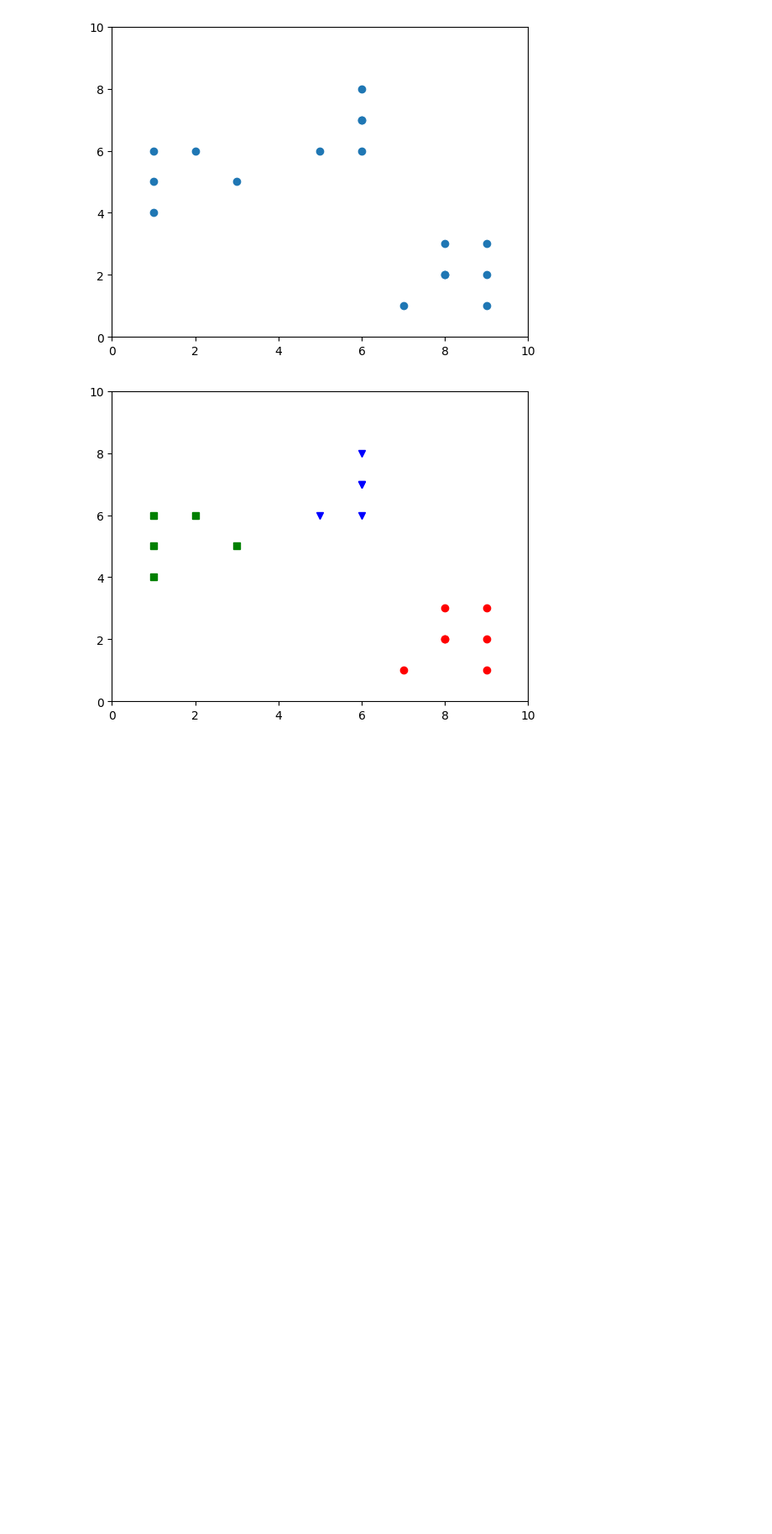
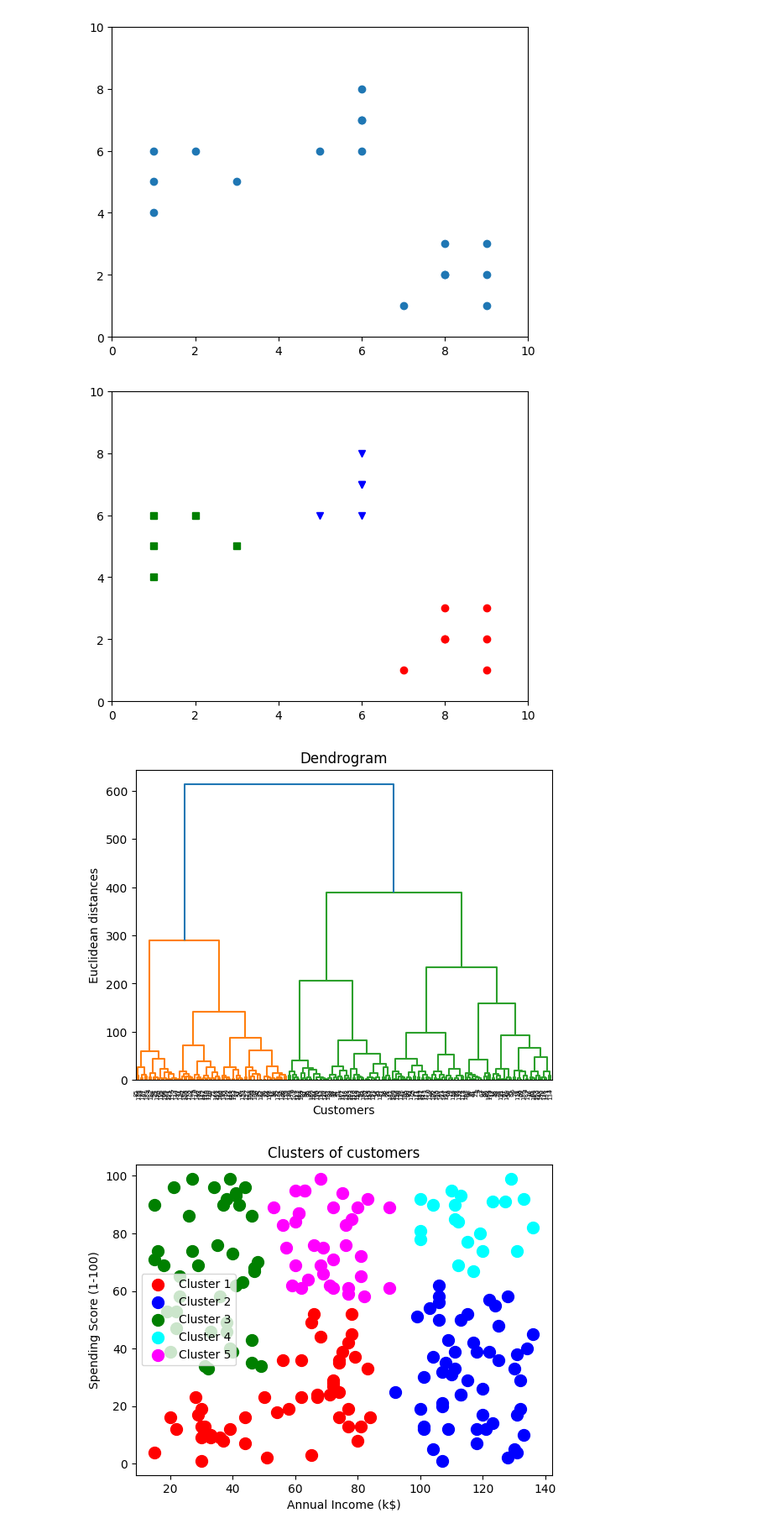
Before and after one commit to Dikshith-Manjunath/SEM-5-Lab-codes, a Jupyter notebook: AIML/practice.ipynb, the cells around one changed output. Shown at 84% size. Saved outputs shown, nothing was run; the diff lists cells and outputs as text; code cells hidden in the pictures; blank space fills up the shorter version.

Commit message:
AIML programs update

```diff
--- a/AIML/practice.ipynb
+++ b/AIML/practice.ipynb
@@ -161,3 +161,63 @@ plt.show()
 # %% [output]
 [figure]
 [figure]
+# %%
+import matplotlib.pyplot as plt
+import pandas as pd
+import scipy.cluster.hierarchy as sch
+from sklearn.cluster import AgglomerativeClustering
+
+dataset = pd.read_csv('/home/dikshith/Documents/SEM V LAB CODES/AIML/datasets/p9.csv')
+X = dataset.iloc[:, [3, 4]].values
+
+dendrogram = sch.dendrogram(sch.linkage(X, method='ward'))
+plt.title('Dendrogram')
+plt.xlabel('Customers')
+plt.ylabel('Euclidean distances')
+plt.show()
+
+hc = AgglomerativeClustering(n_clusters=5, metric='euclidean', linkage='ward')
+y_hc = hc.fit_predict(X)
+plt.scatter(
+	X[y_hc == 0, 0],
+	X[y_hc == 0, 1],
+	s=100,
+	c='red',
+	label='Cluster 1'
+)
+plt.scatter(
+	X[y_hc == 1, 0],
+	X[y_hc == 1, 1],
+	s=100,
+	c='blue',
+	label='Cluster 2'
+)
+plt.scatter(
+	X[y_hc == 2, 0],
+	X[y_hc == 2, 1],
+	s=100,
+	c='green',
+	label='Cluster 3'
+)
+plt.scatter(
+	X[y_hc == 3, 0],
+	X[y_hc == 3, 1],
+	s=100,
+	c='cyan',
+	label='Cluster 4'
+)
+plt.scatter(
+	X[y_hc == 4, 0],
+	X[y_hc == 4, 1],
+	s=100,
+	c='magenta',
+	label='Cluster 5'
+)
+plt.title('Clusters of customers')
+plt.xlabel('Annual Income (k$)')
+plt.ylabel('Spending Score (1-100)')
+plt.legend()
+plt.show()
+# %% [output]
+[figure, added]
+[figure, added]
```
Also changed, not shown: parts of 1 cell of this notebook, 3 other files.
